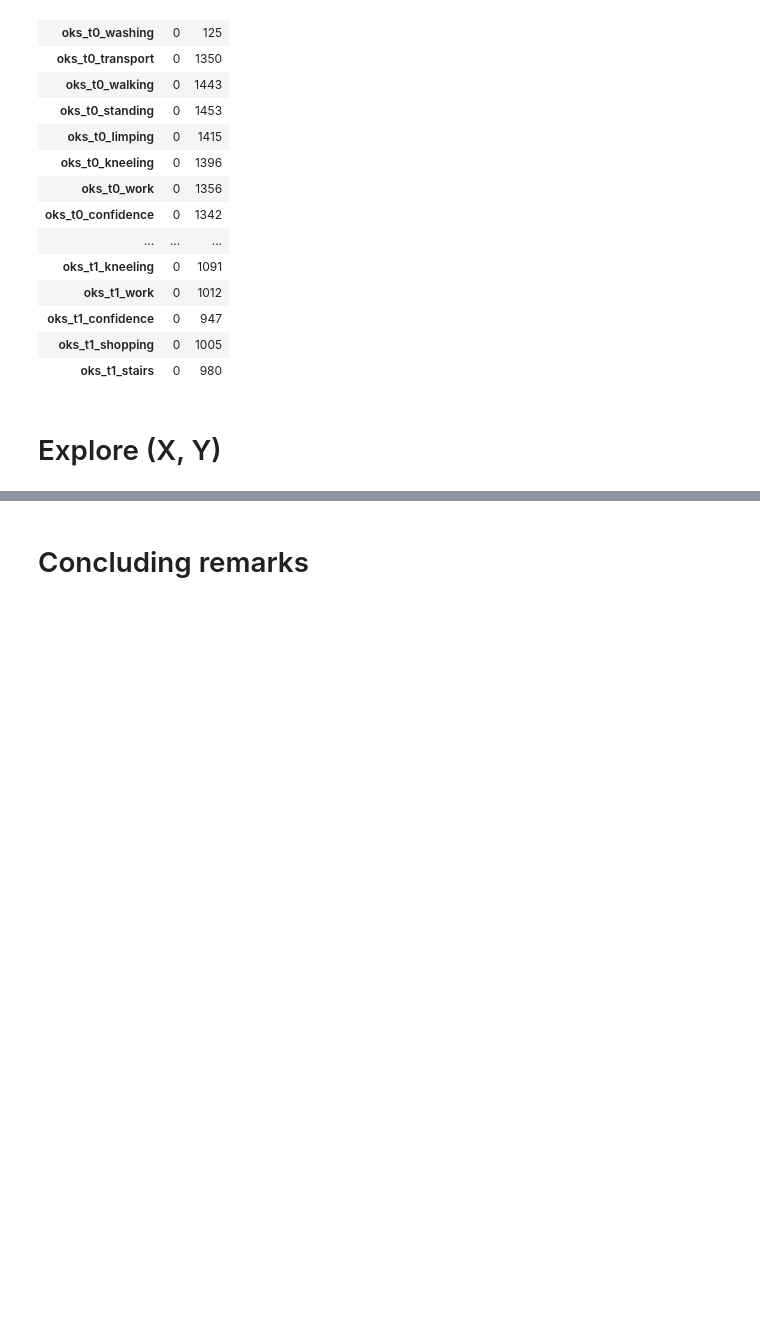
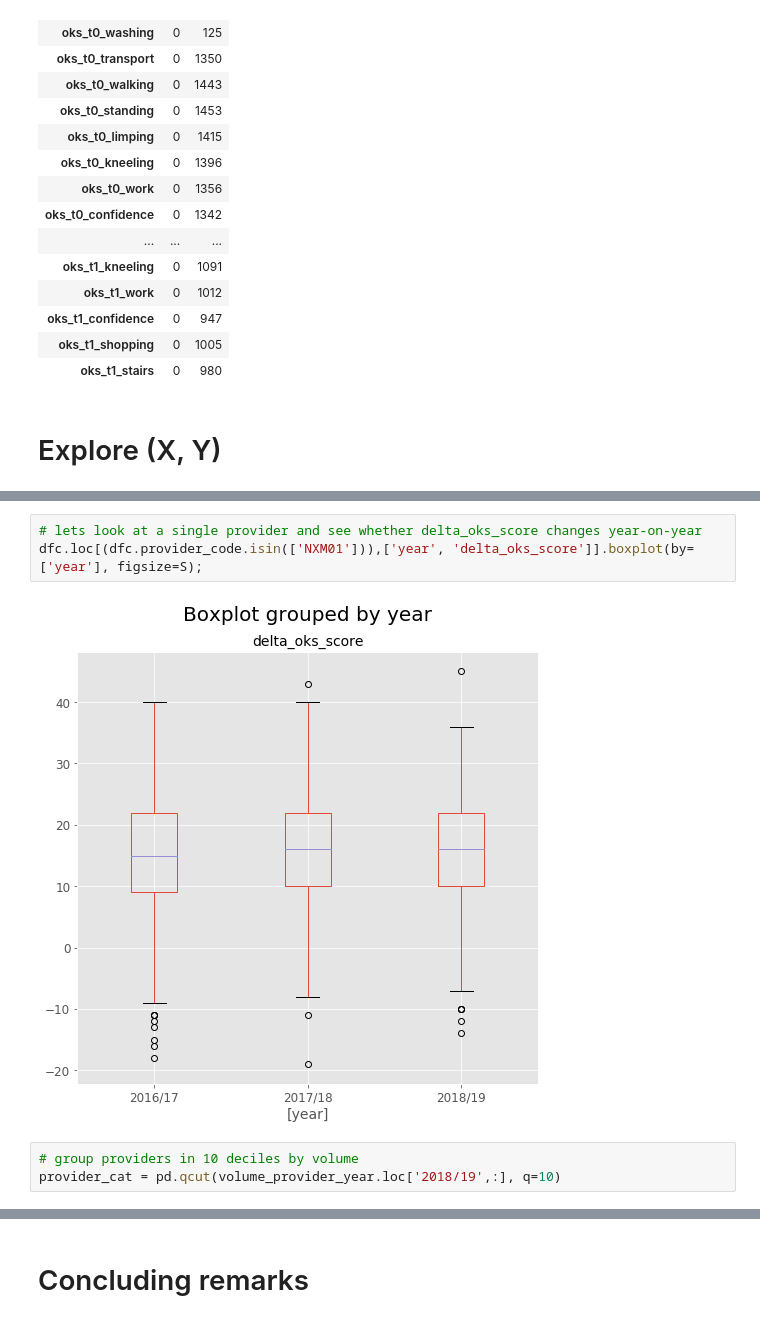
Before and after one commit to EAISI/application-project-nhs-proms, a Jupyter notebook: notebooks/2.0-data-understanding.ipynb, the cells around one changed output, grey strips where cells are left out. Saved outputs shown, nothing was run; the diff lists cells and outputs as text; blank space fills up the shorter version.

```diff
--- a/notebooks/2.0-data-understanding.ipynb
+++ b/notebooks/2.0-data-understanding.ipynb
@@ -240,0 +282,8 @@ dfc.loc[:,proms].describe()
+# %%
+# lets look at a single provider and see whether delta_oks_score changes year-on-year
+dfc.loc[(dfc.provider_code.isin(['NXM01'])),['year', 'delta_oks_score']].boxplot(by=['year'], figsize=S);
+# %% [output]
+[figure, added]
+# %%
+# group providers in 10 deciles by volume
+provider_cat = pd.qcut(volume_provider_year.loc['2018/19',:], q=10)
```
Also changed, not shown: parts of 22 cells of this notebook.
